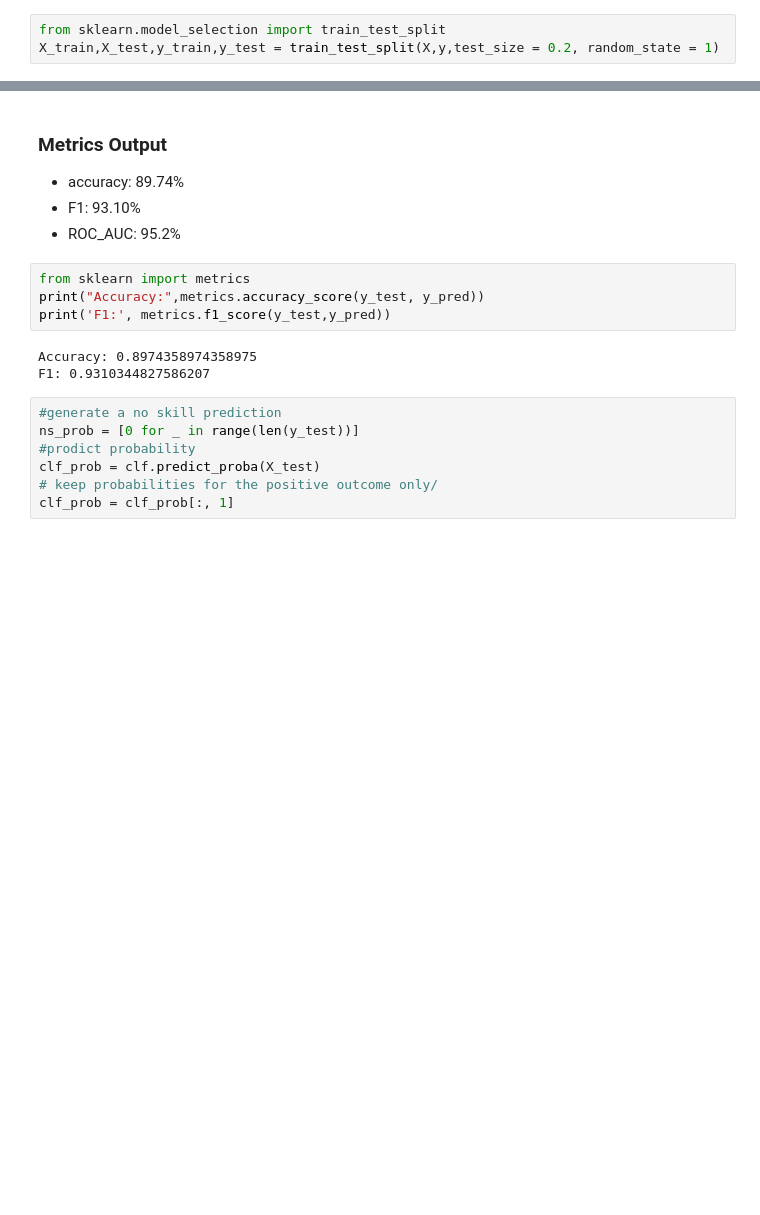
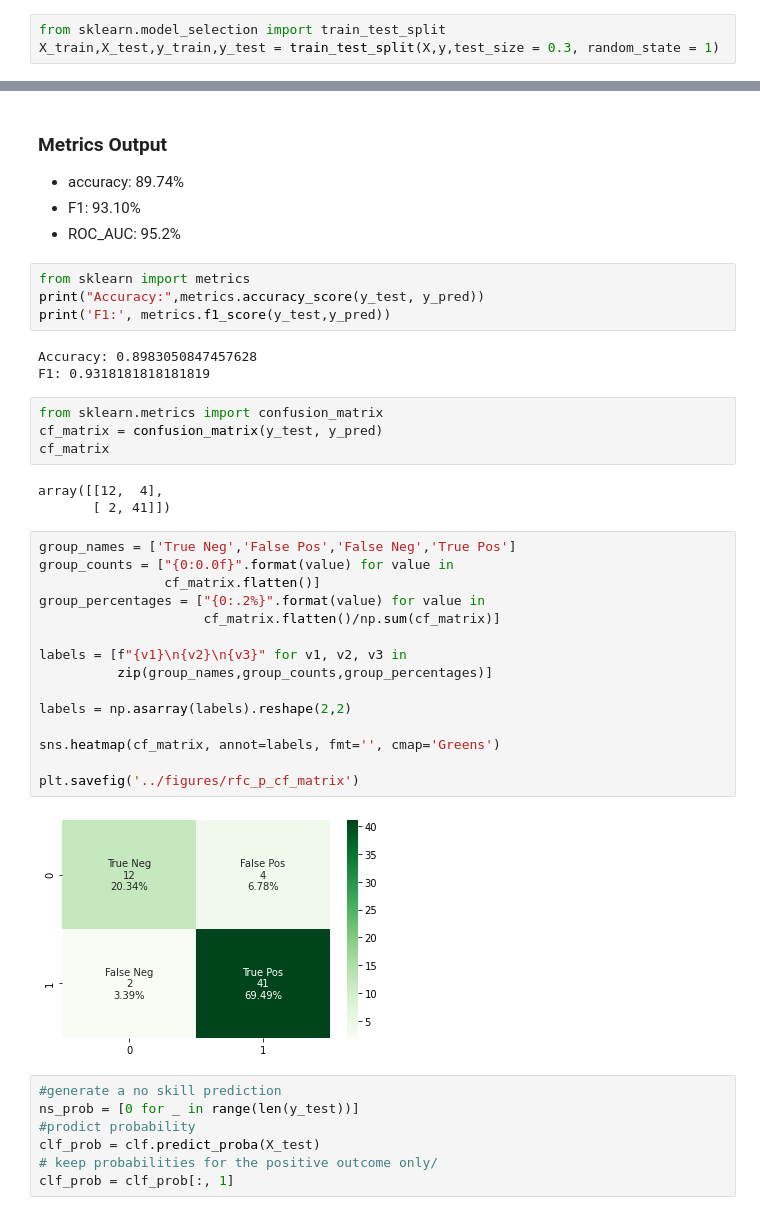
Before and after one commit to qmao520/phys704, a Jupyter notebook: ML_notebooks/RF_standscaler.ipynb, the cells around one changed output, grey strips where cells are left out. Saved outputs shown, nothing was run; the diff lists cells and outputs as text; blank space fills up the shorter version.

Commit message:
confusion matrix

```diff
--- a/ML_notebooks/RF_standscaler.ipynb
+++ b/ML_notebooks/RF_standscaler.ipynb
@@ -35,7 +36,7 @@ X = data[['ug', 'ur', 'ui', 'uz', 'uj', 'uk', 'uw1', 'uw2', 'gr',
 y = data['class_bin']
 # %%
 from sklearn.model_selection import train_test_split
-X_train,X_test,y_train,y_test = train_test_split(X,y,test_size = 0.2, random_state = 1)
+X_train,X_test,y_train,y_test = train_test_split(X,y,test_size = 0.3, random_state = 1)
 # %%
 from sklearn.dummy import DummyRegressor
 
@@ -80,8 +81,32 @@ from sklearn import metrics
 print("Accuracy:",metrics.accuracy_score(y_test, y_pred))
 print('F1:', metrics.f1_score(y_test,y_pred))
 # %% [output]
-Accuracy: 0.8974358974358975
-F1: 0.9310344827586207
+Accuracy: 0.8983050847457628
+F1: 0.9318181818181819
+# %%
+from sklearn.metrics import confusion_matrix
+cf_matrix = confusion_matrix(y_test, y_pred)
+cf_matrix
+# %% [output]
+array([[12,  4],
+       [ 2, 41]])
+# %%
+group_names = ['True Neg','False Pos','False Neg','True Pos']
+group_counts = ["{0:0.0f}".format(value) for value in
+                cf_matrix.flatten()]
+group_percentages = ["{0:.2%}".format(value) for value in
+                     cf_matrix.flatten()/np.sum(cf_matrix)]
+
+labels = [f"{v1}\n{v2}\n{v3}" for v1, v2, v3 in
+          zip(group_names,group_counts,group_percentages)]
+
+labels = np.asarray(labels).reshape(2,2)
+
+sns.heatmap(cf_matrix, annot=labels, fmt='', cmap='Greens')
+
+plt.savefig('../figures/rfc_p_cf_matrix')
+# %% [output]
+[figure, added]
 # %%
 #generate a no skill prediction
 ns_prob = [0 for _ in range(len(y_test))]
```
Also changed, not shown: parts of 1 cell of this notebook, 5 other files.
